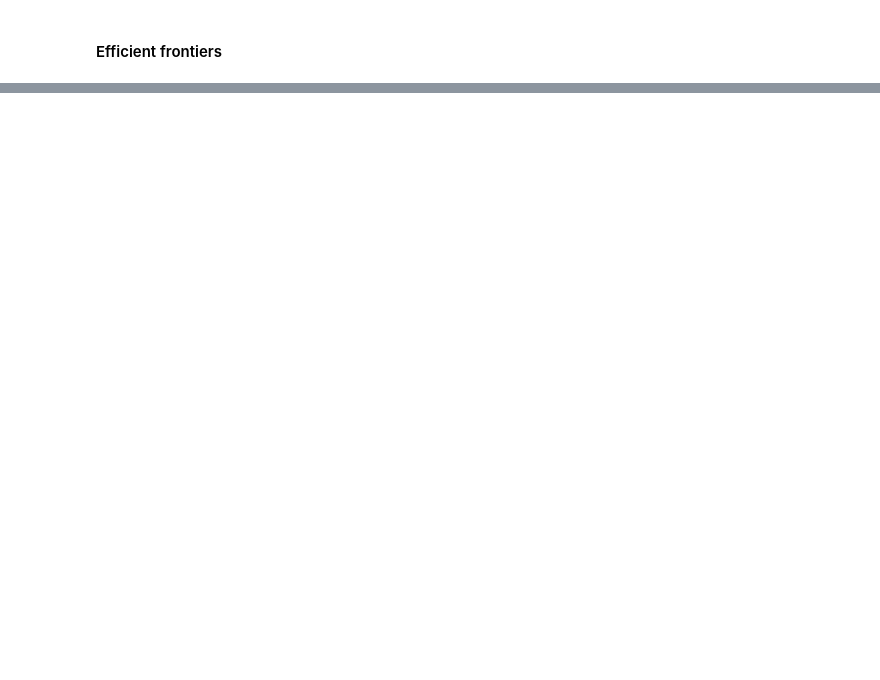
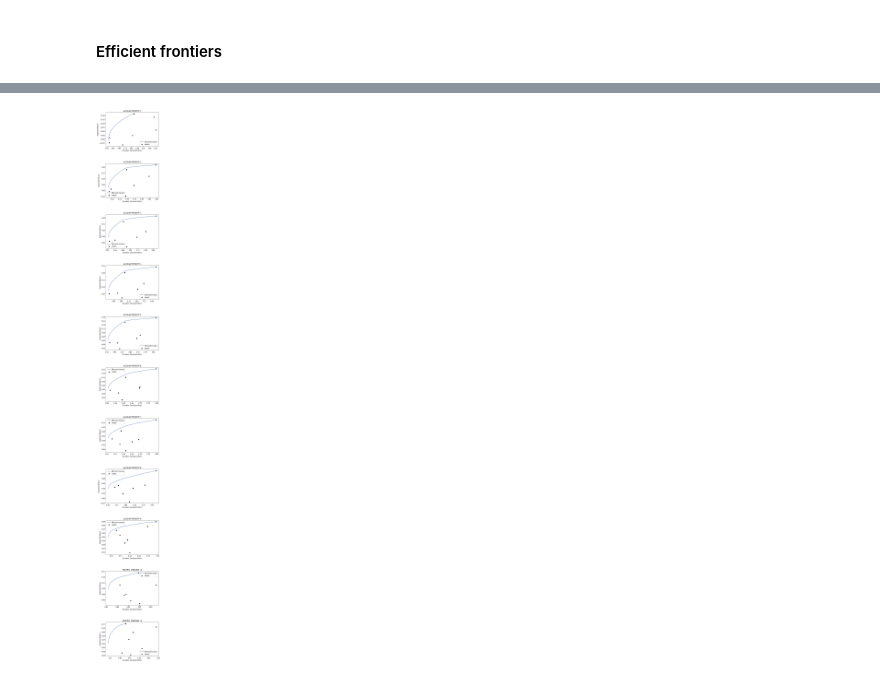
Before and after one commit to mxmws/datafin, a Jupyter notebook: Final_assigment.ipynb, the cells around one changed output, grey strips where cells are left out. Cells and saved outputs as stored; diff of their text form; code cells hidden in the pictures; blank space fills up the shorter version.

```diff
--- a/Final_assigment.ipynb
+++ b/Final_assigment.ipynb
@@ -188,0 +204,5 @@ plt.show()
+# %%
+for i in range(len(f_r)):
+    print("Highest return portfolio, Sliding Window ", i +1)
+    print(frontiers_portfolios[i][np.argmax(f_r[i])])
+    print("__________________________________________")
@@ -188,0 +227,6 @@ plt.show()
+# %%
+# Less risky portfolio
+for i in range(len(f_r)):
+    print("Lowest risk portfolio, Sliding Window ", i +1)
+    print(frontiers_portfolios[i][np.argmin(f_v[i])])
+    print("__________________________________________")
@@ -188,0 +251,8 @@ plt.show()
+# %%
+#Highest sharpe ratio
+
+for i in range(11):
+    SharpeR = np.array(f_r[i]) / np.array(f_v[i])
+    print("Highest Sharpe-ratio portfolio, Sliding Window ", i +1)
+    print(frontiers_portfolios[i][np.argmax(SharpeR)])
+    print("__________________________________________")
@@ -188,0 +295,21 @@ plt.show()
+# %%
+# Create a figure and a 3x3 grid of subplots
+fig, axs = plt.subplots(11, figsize=(6, 50))
+
+# Loop through the subplots and plot something on each of them
+for i in range(11):
+    ef = EfficientFrontier(sliding_windows_data[str(i+1)+'_yearly_mean'], sliding_windows_data[str(i+1)+'_yearly_cov'], weight_bounds=(0, 1))
+    plotting.plot_efficient_frontier(ef, ax=axs[i], show_assets=True)
+    axs[i].set_xlabel('Standard Deviation (Risk)')
+    axs[i].set_ylabel('Expected Return')
+
+count = 0
+for ax in axs.flat:
+    count +=1
+    ax.set_title("SLIDING WINDOW " + str(count))
+
+plt.subplots_adjust(wspace=0.5, hspace=0.5)
+# Show the plot
+plt.show()
+# %% [output]
+[figure, added]
```
Also changed, not shown: parts of 14 cells of this notebook.
